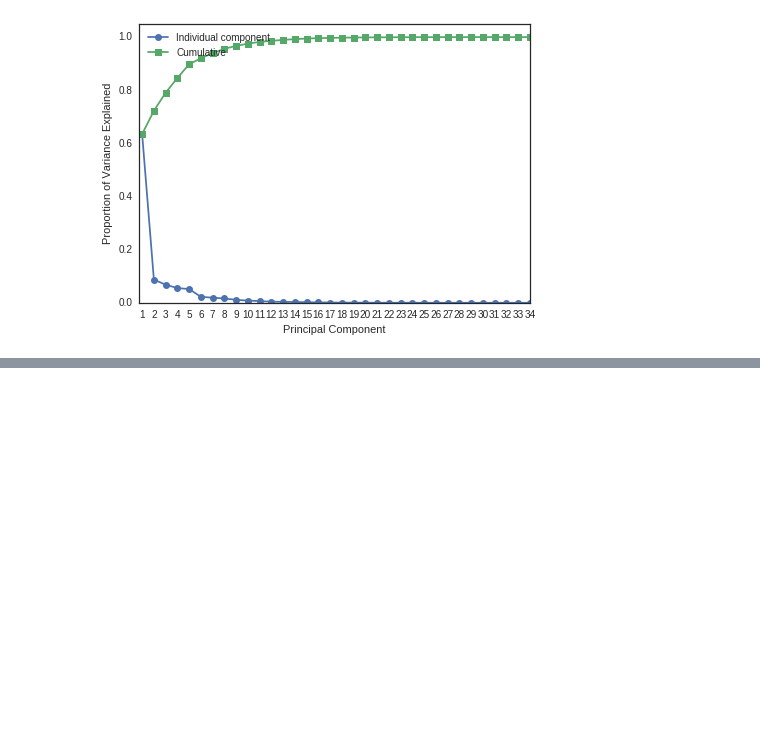
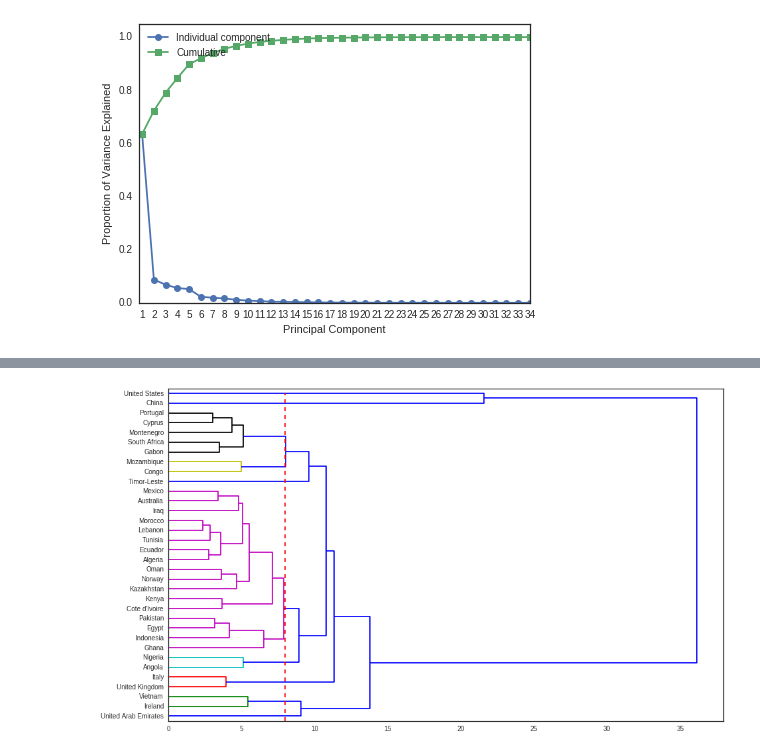
Before and after one commit to WolfLo/clustering-economies, a Jupyter notebook: preprocessing.ipynb, the cells around one changed output, grey strips where cells are left out. Cells and saved outputs as stored; diff of their text form; code cells hidden in the pictures; blank space fills up the shorter version.

```diff
--- a/preprocessing.ipynb
+++ b/preprocessing.ipynb
@@ -238,0 +233,8 @@ array([0.63513035, 0.08744845])
+# %%
+threshold = 8
+plt.figure(figsize=(15, 9))
+cut4 = hierarchy.dendrogram(hierarchy.complete(df), orientation='right',
+                            labels=country_names, color_threshold=threshold, leaf_font_size=10)
+plt.vlines(threshold,0,plt.gca().yaxis.get_data_interval()[1], colors='r', linestyles='dashed');
+# %% [output]
+[figure, added]
```
Also changed, not shown: parts of 19 cells of this notebook.
